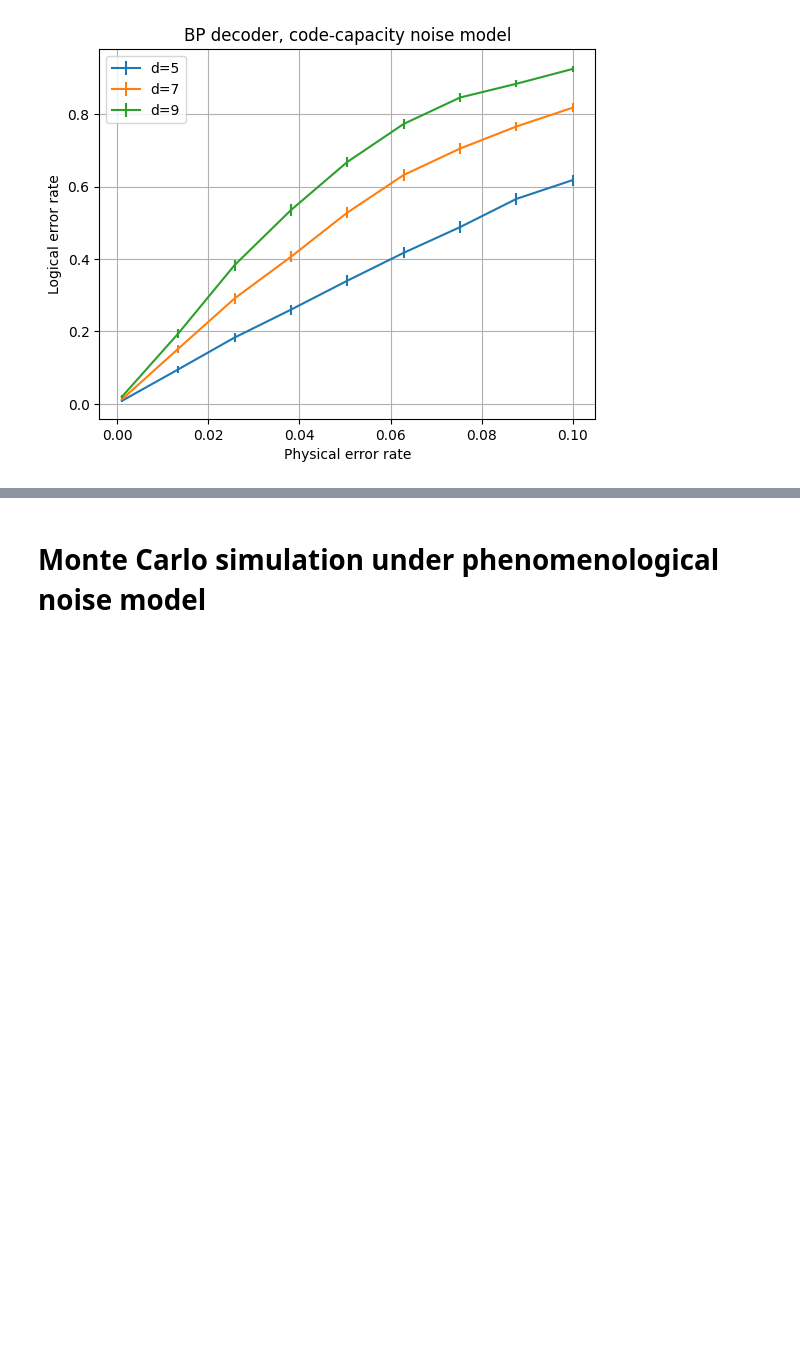
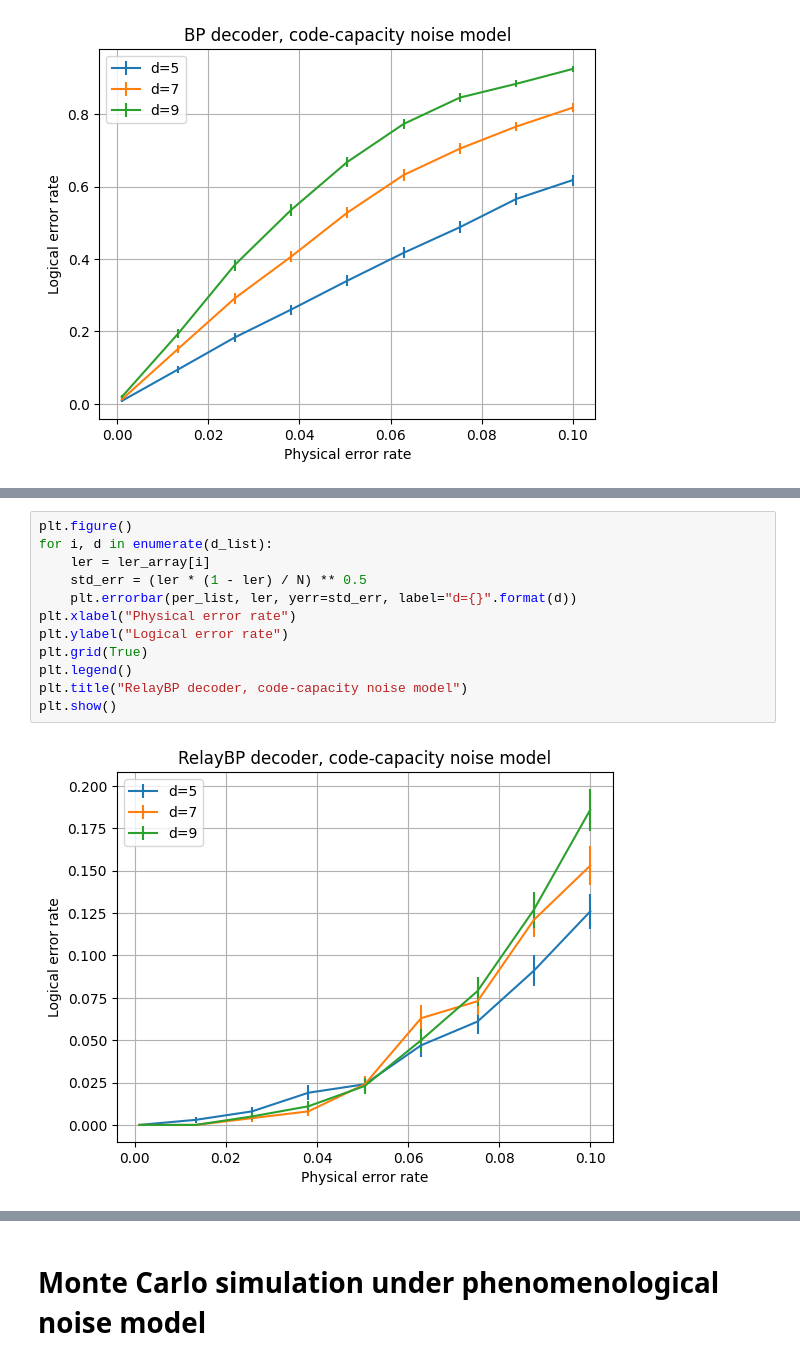
Before and after one commit to caoyingkang/QEC-decoder, a Jupyter notebook: test.ipynb, the cells around one changed output, grey strips where cells are left out. Saved outputs shown, nothing was run; the diff lists cells and outputs as text; blank space fills up the shorter version.

Commit message:
include relaybp implemented by the authors of the original paper

```diff
--- a/test.ipynb
+++ b/test.ipynb
@@ -434 +489,15 @@ plt.show()
+# %%
+plt.figure()
+for i, d in enumerate(d_list):
+    ler = ler_array[i]
+    std_err = (ler * (1 - ler) / N) ** 0.5
+    plt.errorbar(per_list, ler, yerr=std_err, label="d={}".format(d))
+plt.xlabel("Physical error rate")
+plt.ylabel("Logical error rate")
+plt.grid(True)
+plt.legend()
+plt.title("RelayBP decoder, code-capacity noise model")
+plt.show()
+# %% [output]
+[figure, added]
 # %% [markdown]
```
Also changed, not shown: parts of 12 cells of this notebook.
